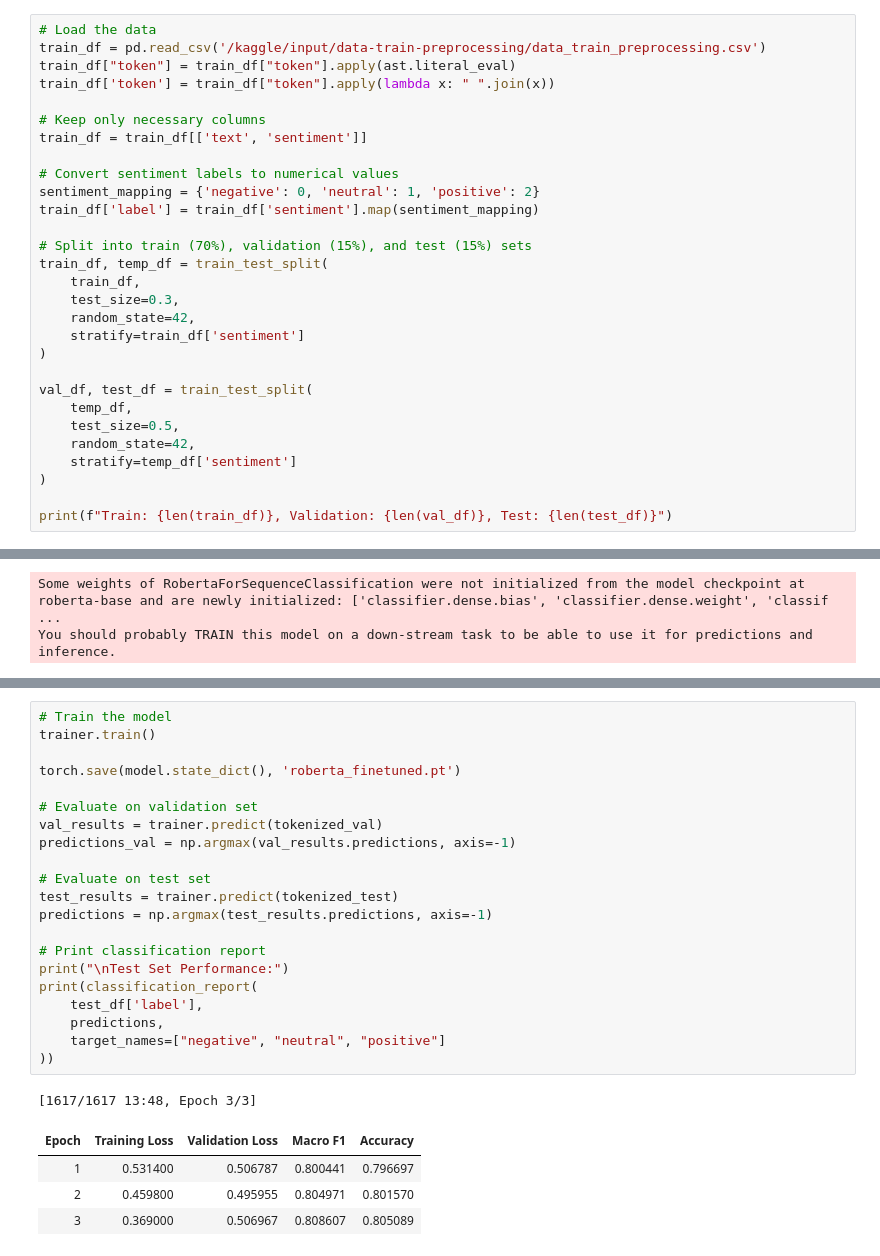
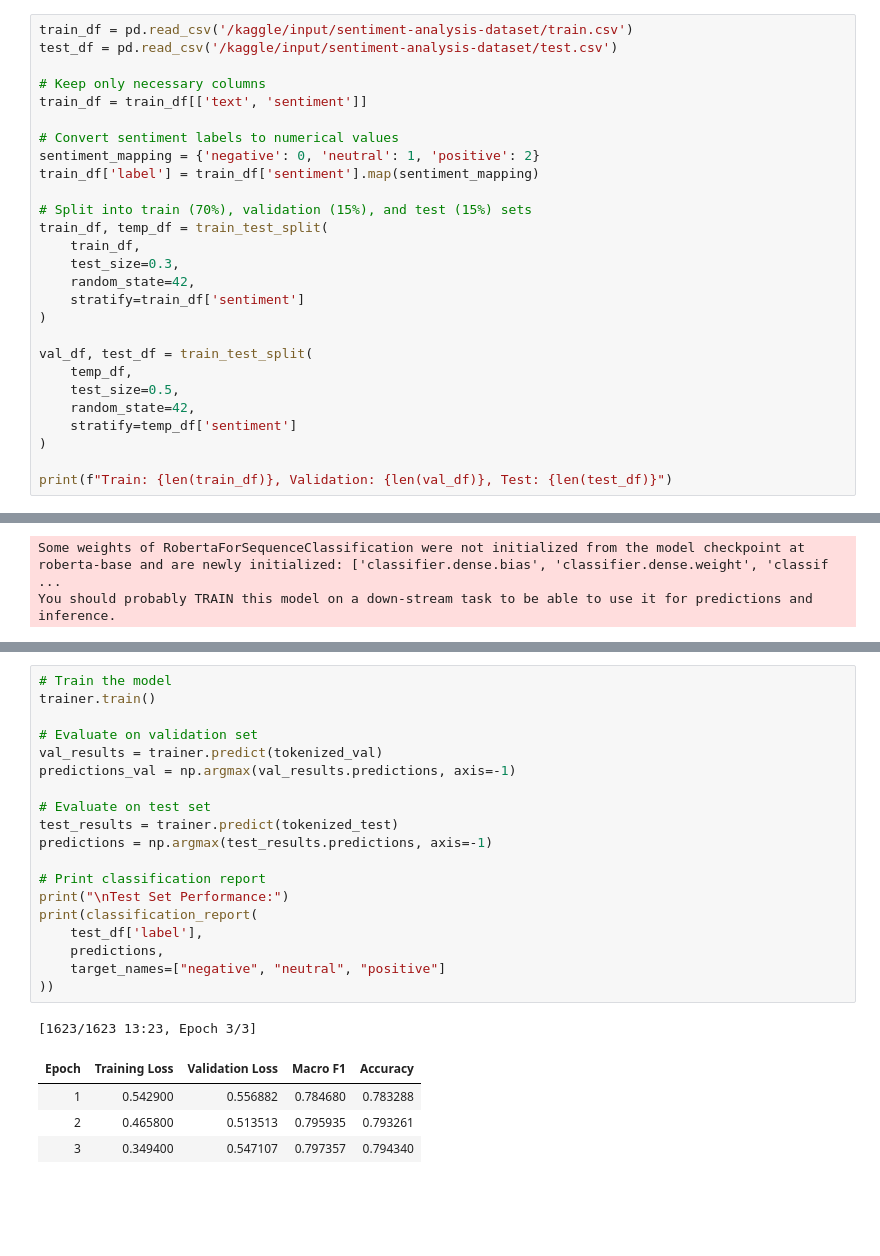
Before and after one commit to IAmReallyAlessio/AML-Challenges, a Jupyter notebook: challenge3/bert.ipynb, the cells around one changed output, grey strips where cells are left out. Drawn from its saved outputs; the diff is of its cells as text; blank space fills up the shorter version.

Commit message:
Kaggle Notebook | Roberta_base | Version 2

```diff
--- a/challenge3/bert.ipynb
+++ b/challenge3/bert.ipynb
@@ -65,8 +73,6 @@ pl.seed_everything(42)
 # %%
-# Load the data
-train_df = pd.read_csv('/kaggle/input/data-train-preprocessing/data_train_preprocessing.csv')
-train_df["token"] = train_df["token"].apply(ast.literal_eval)
-train_df['token'] = train_df["token"].apply(lambda x: " ".join(x))
+train_df = pd.read_csv('/kaggle/input/sentiment-analysis-dataset/train.csv')
+test_df = pd.read_csv('/kaggle/input/sentiment-analysis-dataset/test.csv')
 
 # Keep only necessary columns
 train_df = train_df[['text', 'sentiment']]
@@ -155,30 +159,28 @@ trainer = Trainer(
 # %%
 # Train the model
 trainer.train()
-
-torch.save(model.state_dict(), 'roberta_finetuned.pt')
 
 # Evaluate on validation set
 val_results = trainer.predict(tokenized_val)
 predictions_val = np.argmax(val_results.predictions, axis=-1)
 
 # Evaluate on test set
 test_results = trainer.predict(tokenized_test)
 predictions = np.argmax(test_results.predictions, axis=-1)
 
 # Print classification report
 print("\nTest Set Performance:")
 print(classification_report(
     test_df['label'],
     predictions,
     target_names=["negative", "neutral", "positive"]
 ))
 # %% [output]
-[1617/1617 13:48, Epoch 3/3]
+[1623/1623 13:23, Epoch 3/3]
 | Epoch | Training Loss | Validation Loss | Macro F1 | Accuracy |
-| 1 | 0.531400 | 0.506787 | 0.800441 | 0.796697 |
-| 2 | 0.459800 | 0.495955 | 0.804971 | 0.801570 |
-| 3 | 0.369000 | 0.506967 | 0.808607 | 0.805089 |
+| 1 | 0.542900 | 0.556882 | 0.784680 | 0.783288 |
+| 2 | 0.465800 | 0.513513 | 0.795935 | 0.793261 |
+| 3 | 0.349400 | 0.547107 | 0.797357 | 0.794340 |
 [interactive output not drawn]
 [interactive output not drawn]
 Test Set Performance:
```
Also changed, not shown: parts of 13 cells of this notebook.
